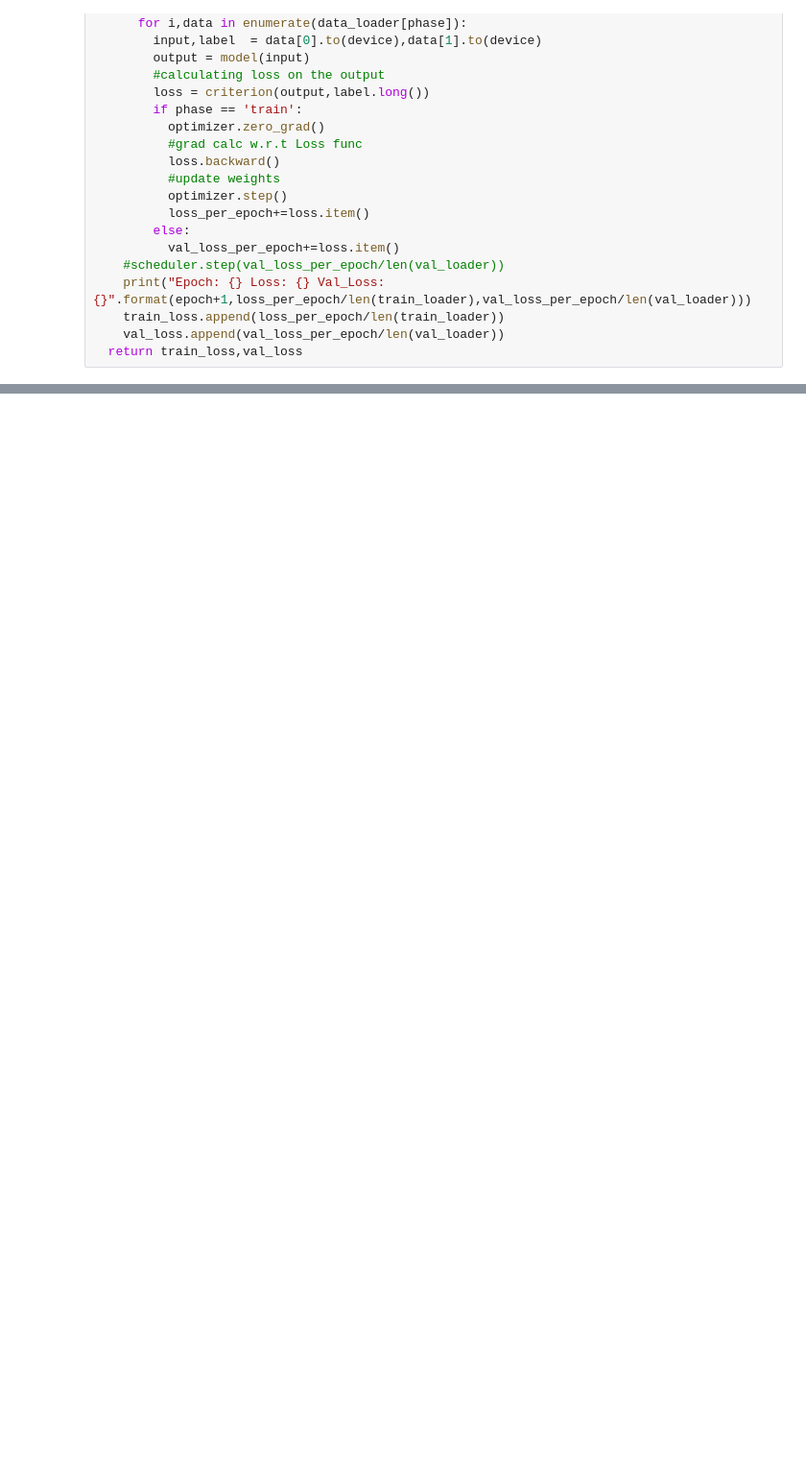
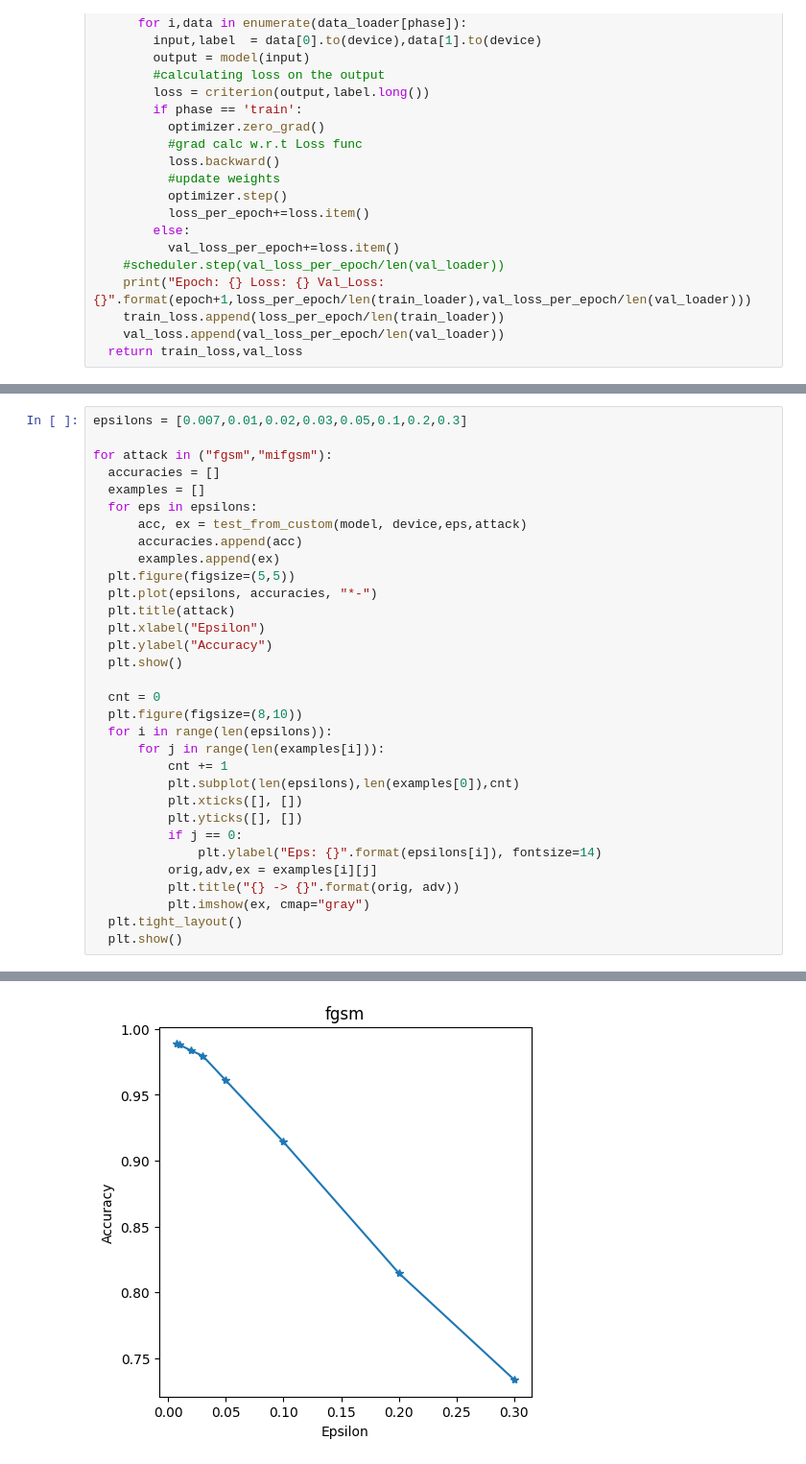
Before and after one commit to joseedilsm/TCC, a Jupyter notebook: Exp1_MNIST.ipynb, the cells around one changed output, grey strips where cells are left out. Shown at 96% size. Cells and saved outputs as stored; diff of their text form; blank space fills up the shorter version.

```diff
--- a/Exp1_MNIST.ipynb
+++ b/Exp1_MNIST.ipynb
@@ -185,3 +186,36 @@ def test(modelTest,modelAttack,device,test_loader,epsilon,attack):
   print("Epsilon: {}\tTest Accuracy = {} / {} = {}".format(epsilon, correct, len(test_loader), final_acc))
 
   return final_acc, adv_examples
+# %%
+epsilons = [0.007,0.01,0.02,0.03,0.05,0.1,0.2,0.3]
+
+for attack in ("fgsm","mifgsm"):
+  accuracies = []
+  examples = []
+  for eps in epsilons:
+      acc, ex = test_from_custom(model, device,eps,attack)
+      accuracies.append(acc)
+      examples.append(ex)
+  plt.figure(figsize=(5,5))
+  plt.plot(epsilons, accuracies, "*-")
+  plt.title(attack)
+  plt.xlabel("Epsilon")
+  plt.ylabel("Accuracy")
+  plt.show()
+
+  cnt = 0
+  plt.figure(figsize=(8,10))
+  for i in range(len(epsilons)):
+      for j in range(len(examples[i])):
+          cnt += 1
+          plt.subplot(len(epsilons),len(examples[0]),cnt)
+          plt.xticks([], [])
+          plt.yticks([], [])
+          if j == 0:
+              plt.ylabel("Eps: {}".format(epsilons[i]), fontsize=14)
+          orig,adv,ex = examples[i][j]
+          plt.title("{} -> {}".format(orig, adv))
+          plt.imshow(ex, cmap="gray")
+  plt.tight_layout()
+  plt.show()
+# %% [output]
@@ -187,0 +238 @@ def test(modelTest,modelAttack,device,test_loader,epsilon,attack):
+[figure, added]
```
Also changed, not shown: parts of 16 cells of this notebook, 7 other files.
